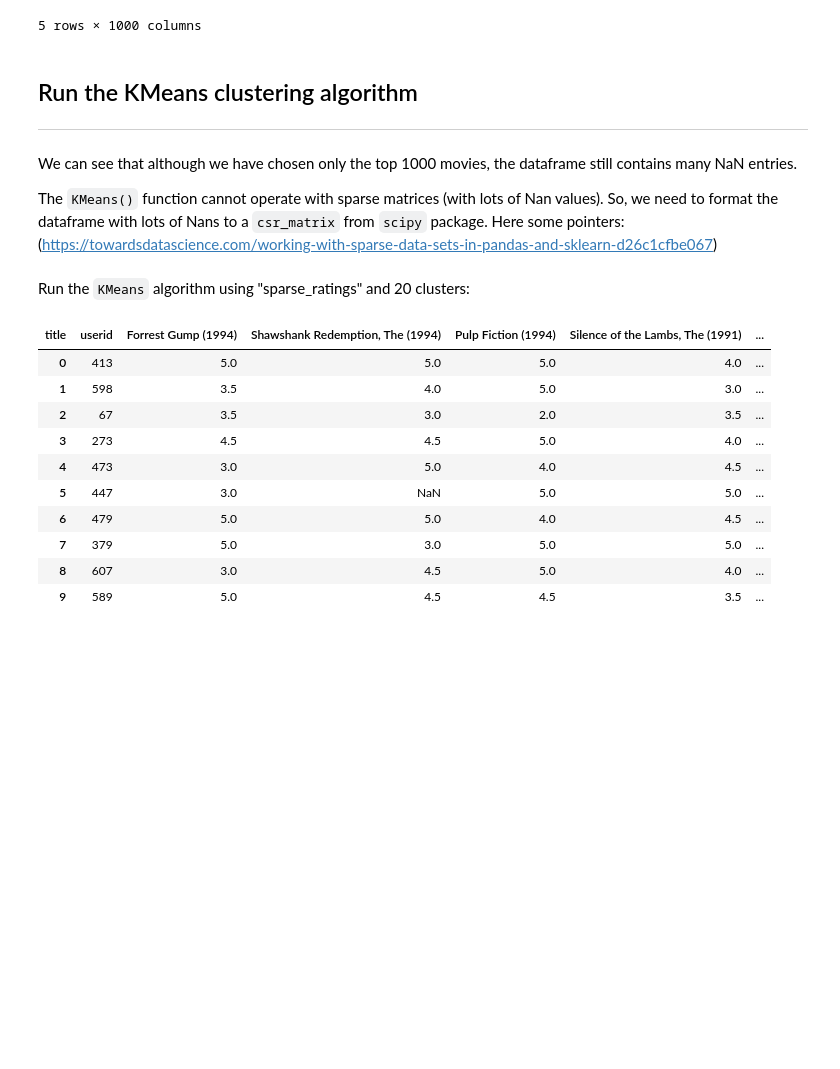
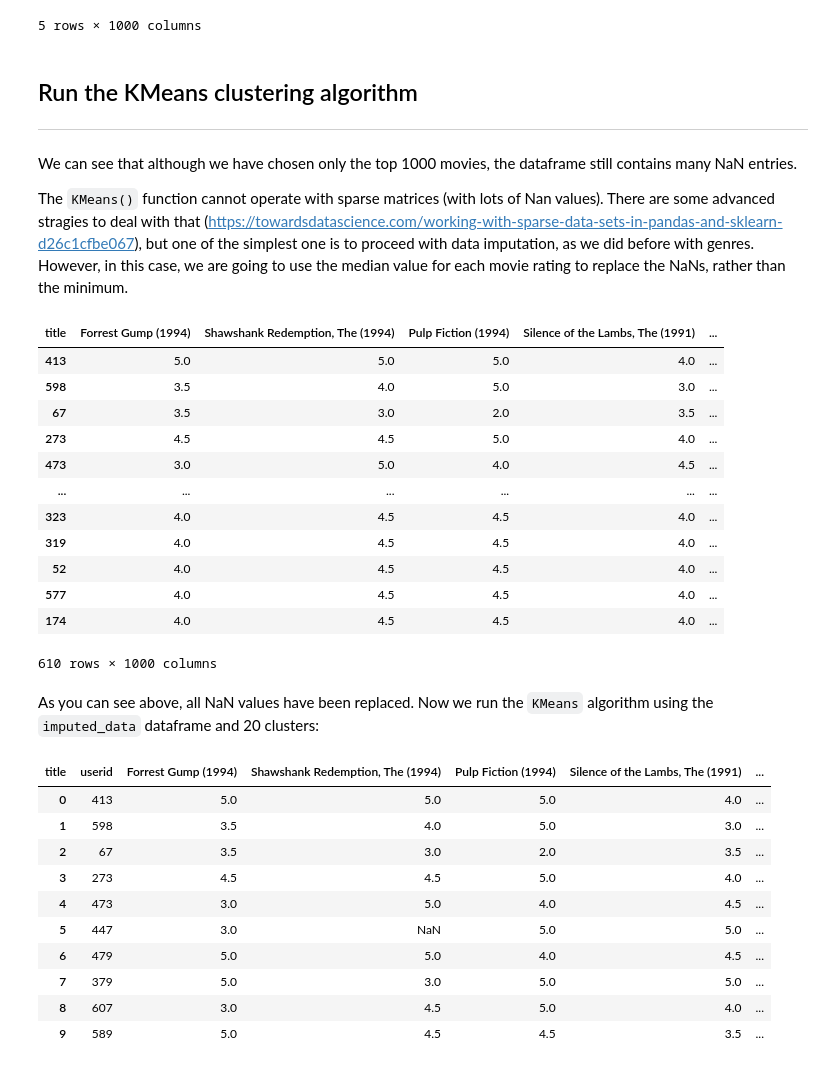
Before and after one commit to mariogutierrezroig/Teaching-Notebooks, a Jupyter notebook: K-Means_Clustering/kmeans_clustering_movie_recommender.ipynb, the cells around one changed output. Saved outputs shown, nothing was run; the diff lists cells and outputs as text; code cells hidden in the pictures; blank space fills up the shorter version.

```diff
--- a/K-Means_Clustering/kmeans_clustering_movie_recommender.ipynb
+++ b/K-Means_Clustering/kmeans_clustering_movie_recommender.ipynb
@@ -771,4 +775,4 @@ top_1000_movies.head()
 
 We can see that although we have chosen only the top 1000 movies, the dataframe still contains many NaN entries.
 
-The `KMeans()` function cannot operate with sparse matrices (with lots of Nan values). So, we need to format the dataframe with lots of Nans to a `csr_matrix` from `scipy` package. Here some pointers: (https://towardsdatascience.com/working-with-sparse-data-sets-in-pandas-and-sklearn-d26c1cfbe067)
+The `KMeans()` function cannot operate with sparse matrices (with lots of Nan values). There are some advanced stragies to deal with that (https://towardsdatascience.com/working-with-sparse-data-sets-in-pandas-and-sklearn-d26c1cfbe067), but one of the simplest one is to proceed with data imputation, as we did before with genres. However, in this case, we are going to use the median value for each movie rating to replace the NaNs, rather than the minimum.
@@ -785,5 +779,25 @@ sparse_ratings = csr_matrix(df_sparsed.sparse.to_coo()) # Contains only non-null
-# %% [markdown]
-Run the `KMeans` algorithm using "sparse_ratings" and 20 clusters:
+# %%
+# Obtain the list with the median (no-NaN) rating for each movie
+median_ratings = top_1000_movies.median()
+# Use that list to replace the NaN
+imputed_data = top_1000_movies.fillna(median_ratings)
+imputed_data
+# %% [output]
+| title | Forrest Gump (1994) | Shawshank Redemption, The (1994) | Pulp Fiction (1994) | Silence of the Lambs, The (1991) | ... |
+| 413 | 5.0 | 5.0 | 5.0 | 4.0 | ... |
+| 598 | 3.5 | 4.0 | 5.0 | 3.0 | ... |
+| 67 | 3.5 | 3.0 | 2.0 | 3.5 | ... |
+| 273 | 4.5 | 4.5 | 5.0 | 4.0 | ... |
+| 473 | 3.0 | 5.0 | 4.0 | 4.5 | ... |
+| ... | ... | ... | ... | ... | ... |
+| 323 | 4.0 | 4.5 | 4.5 | 4.0 | ... |
+| 319 | 4.0 | 4.5 | 4.5 | 4.0 | ... |
+| 52 | 4.0 | 4.5 | 4.5 | 4.0 | ... |
+| 577 | 4.0 | 4.5 | 4.5 | 4.0 | ... |
+| 174 | 4.0 | 4.5 | 4.5 | 4.0 | ... |
+610 rows × 1000 columns
+# %% [markdown]
+As you can see above, all NaN values have been replaced. Now we run the `KMeans` algorithm using the `imputed_data` dataframe and 20 clusters:
 # %%
 # Specifiy number of clusters to use
 k = 20
```
Also changed, not shown: parts of 18 cells of this notebook.
